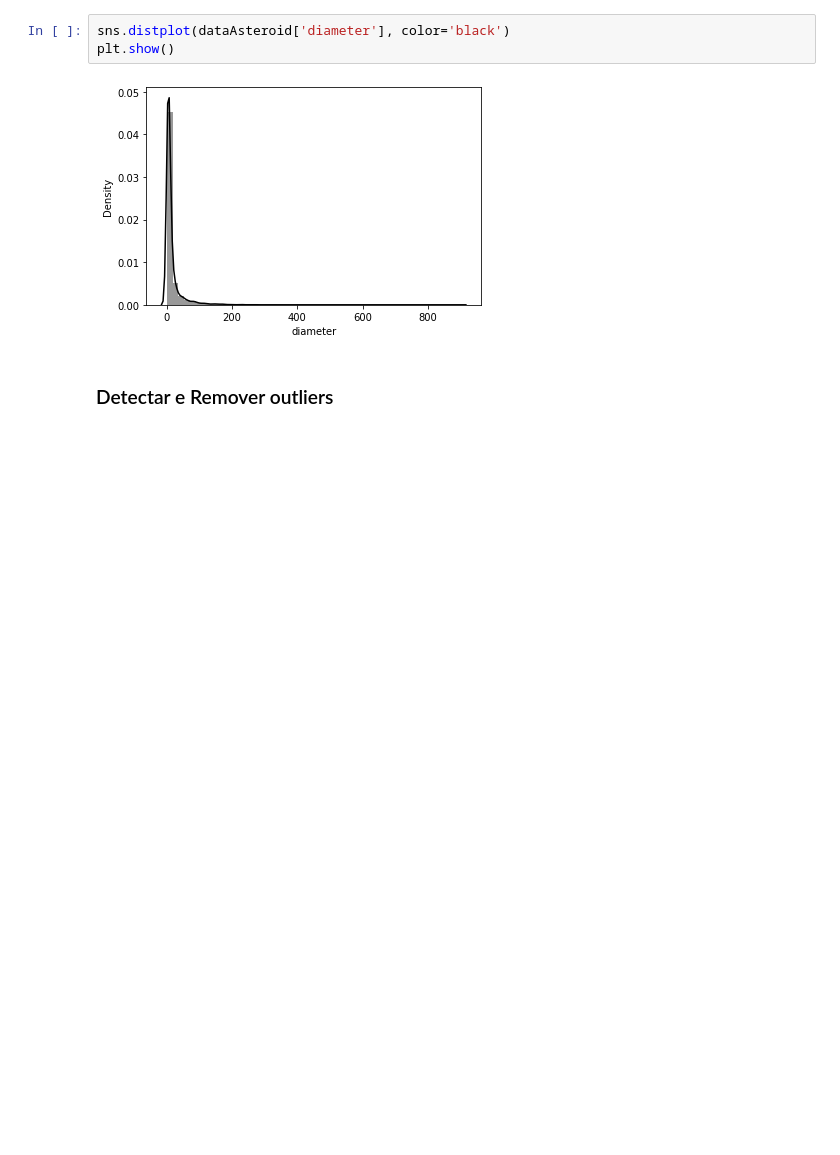
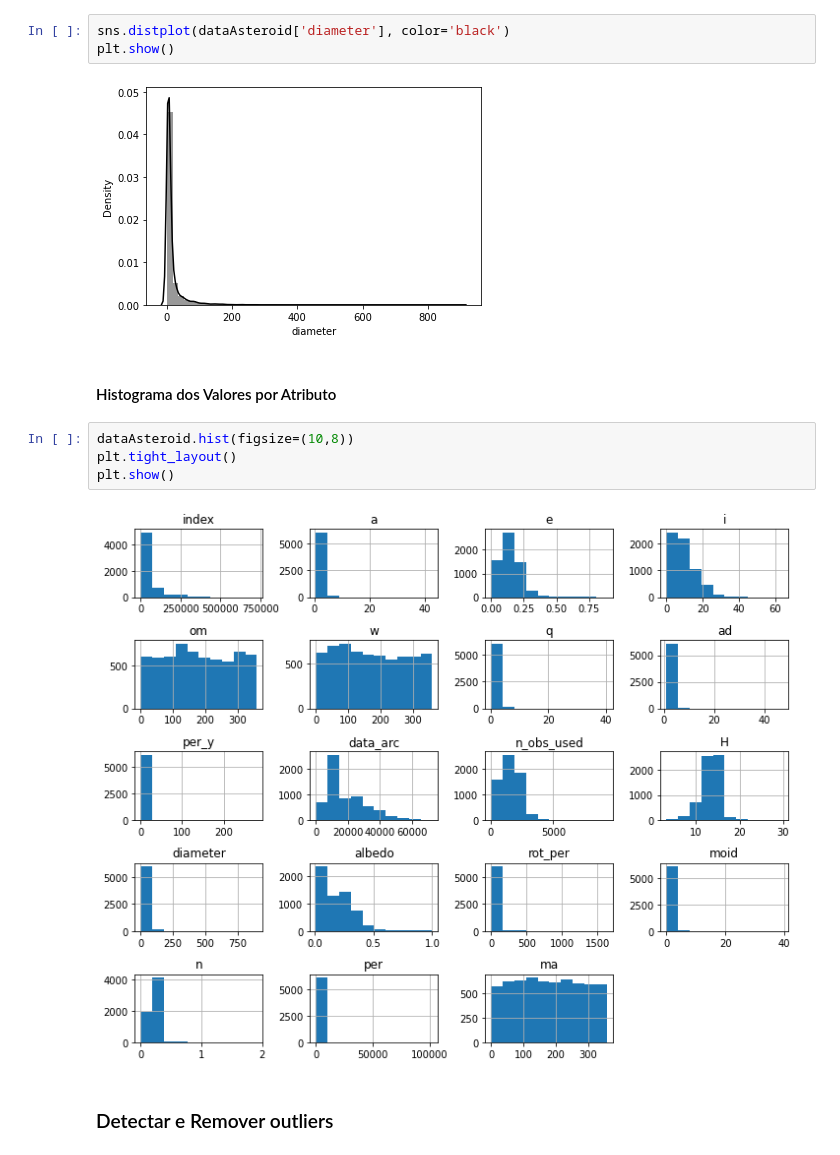
Before and after one commit to AmandaACLucio/Inteligencia_Computacional, a Jupyter notebook: Projeto/Projeto.ipynb, the cells around one changed output. Drawn from its saved outputs; the diff is of its cells as text; blank space fills up the shorter version.

```diff
--- a/Projeto/Projeto.ipynb
+++ b/Projeto/Projeto.ipynb
@@ -102,6 +102,14 @@ sns.distplot(dataAsteroid['diameter'], color='black')
 plt.show()
 # %% [output]
 [figure]
+# %% [markdown]
+#### Histograma dos Valores por Atributo
+# %%
+dataAsteroid.hist(figsize=(10,8))
+plt.tight_layout()
+plt.show()
+# %% [output]
+[figure, added]
 # %% [markdown]
 ### Detectar e Remover outliers
 # %%
```
Also changed, not shown: parts of 10 cells of this notebook.
